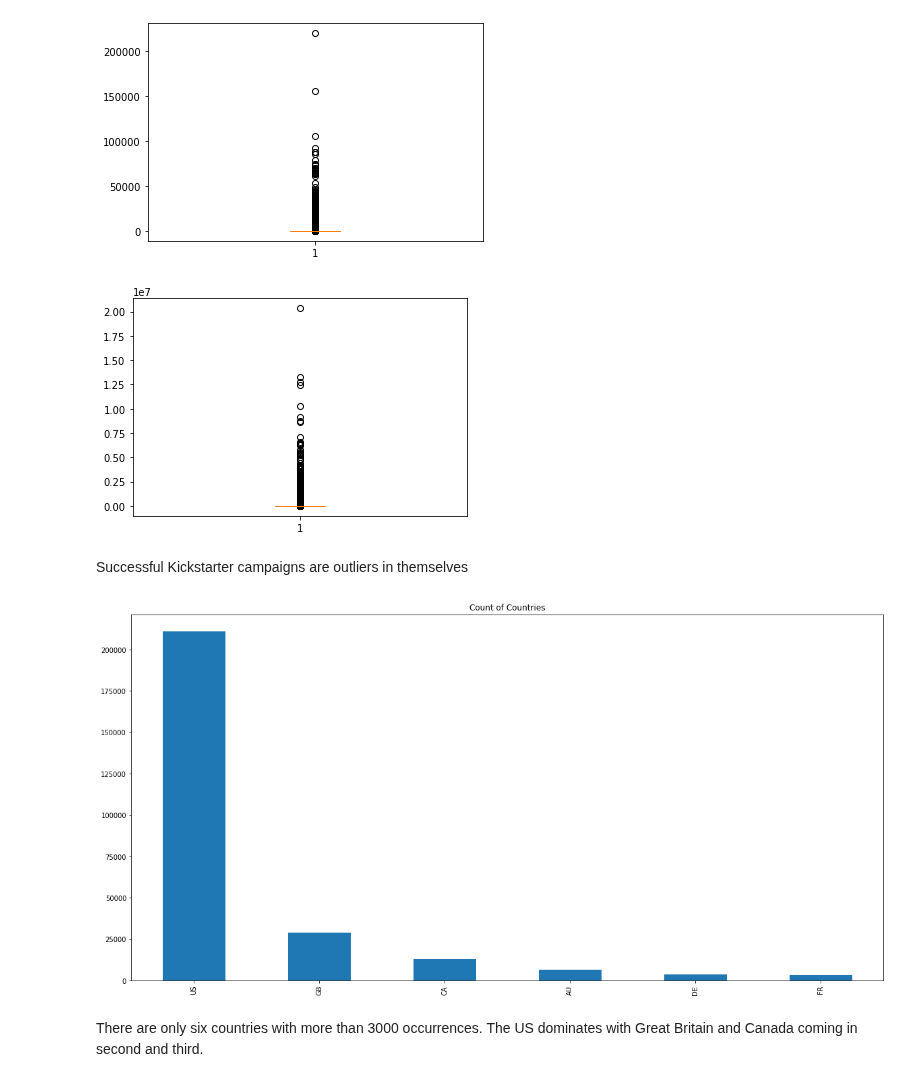
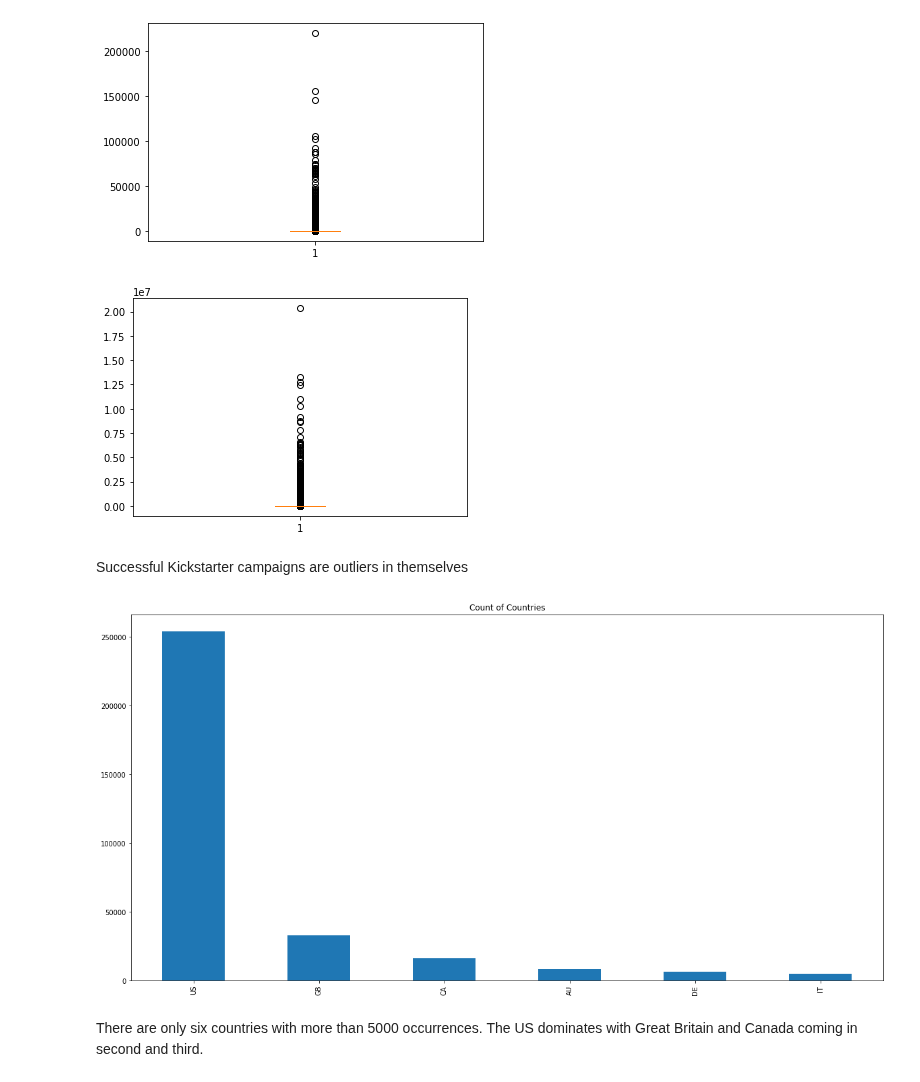
Before and after one commit to dwitten392/Springboard---DW, a Jupyter notebook: Capstone 1 - Kickstarter/Kickstarter Projects.ipynb, the cells around one changed output. Drawn from its saved outputs; the diff is of its cells as text; code cells hidden in the pictures.

Commit message:
data cleaning 11/3/19

```diff
--- a/Capstone 1 - Kickstarter/Kickstarter Projects.ipynb
+++ b/Capstone 1 - Kickstarter/Kickstarter Projects.ipynb
@@ -35,0 +41,7 @@ id
+# %%
+#throwing data with a goal under 1000
+cleaned_data = data.loc[data['goal_USD'] >= 1000]
+#print out approximate time when data was captured
+print(cleaned_data['launched_at'].max())
+#filter out data where target date is beyond the date of the data
+cleaned_data = cleaned_data.loc[cleaned_data['deadline'] <= cleaned_data['launched_at'].max()]
@@ -35,0 +50,8 @@ id
+# %%
+#create a new column for days between launch and goal date
+cleaned_data['launched_at'] = pd.to_datetime(cleaned_data['launched_at'])
+cleaned_data['deadline'] = pd.to_datetime(cleaned_data['deadline'])
+
+cleaned_data['days_between'] = (cleaned_data['deadline'] - cleaned_data['launched_at']).dt.days
+cleaned_data['days_between'].hist(bins = 20)
+plt.show()
@@ -36,21 +71,21 @@ id
 # %%
 #looking distribution of the backers_count and pledged amount columns
-plt.boxplot(data_no_live['backers_count'])
+plt.boxplot(cleaned_data['backers_count'])
 plt.show()
-plt.boxplot(data_no_live['usd_pledged'])
+plt.boxplot(cleaned_data['usd_pledged'])
 plt.show()
 # %% [output]
-[figure, old version]
+[figure, new version]
-[figure, old version]
+[figure, new version]
 # %% [markdown]
 Successful Kickstarter campaigns are outliers in themselves
 # %%
-#show the frequency of location country for those with at least 3000 occurrences, will need to count
-ax = data_no_live['location.country'].value_counts()[data_no_live['location.country'].value_counts()>3000].plot(kind='bar',
+#show the frequency of location country for those with at least 5000 occurrences
+cleaned_data['location.country'].value_counts()[cleaned_data['location.country'].value_counts()>5000].plot(kind='bar',
                                     figsize=(20,10),
                                     title="Count of Countries")
 plt.show()
 # %% [output]
-[figure, old version]
+[figure, new version]
 # %% [markdown]
-There are only six countries with more than 3000 occurrences. The US dominates with Great Britain and Canada coming in second and third.
+There are only six countries with more than 5000 occurrences. The US dominates with Great Britain and Canada coming in second and third.
```
Also changed, not shown: parts of 7 cells of this notebook.
